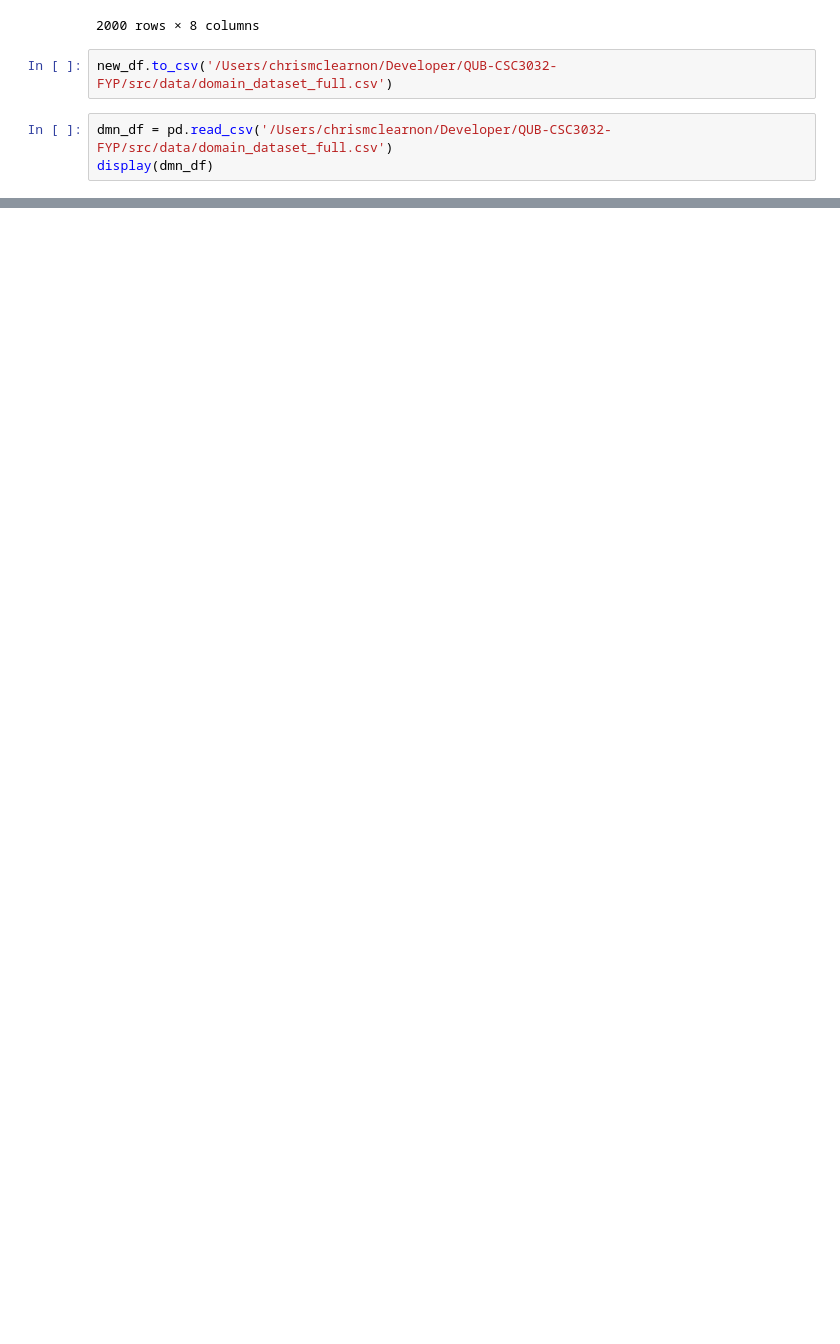
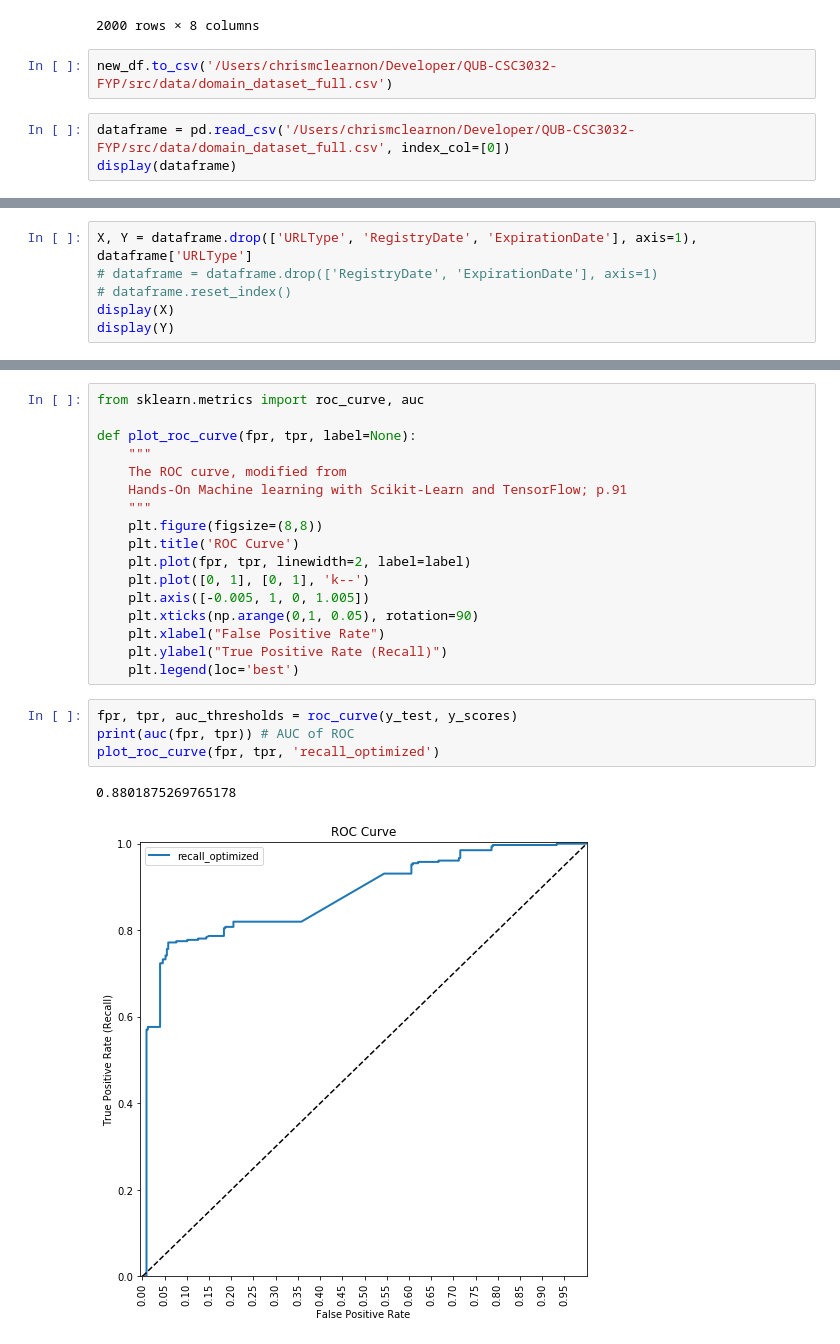
Before and after one commit to cmclearnon/QUB-CSC3032-FYP, a Jupyter notebook: src/ml/Domain - Host based Feature Extraction.ipynb, the cells around one changed output, grey strips where cells are left out. Cells and saved outputs as stored; diff of their text form; blank space fills up the shorter version.

```diff
--- a/src/ml/Domain - Host based Feature Extraction.ipynb
+++ b/src/ml/Domain - Host based Feature Extraction.ipynb
@@ -412,6 +412,6 @@ dtype: object
 # %%
 new_df.to_csv('/Users/chrismclearnon/Developer/QUB-CSC3032-FYP/src/data/domain_dataset_full.csv')
 # %%
-dmn_df = pd.read_csv('/Users/chrismclearnon/Developer/QUB-CSC3032-FYP/src/data/domain_dataset_full.csv')
-display(dmn_df)
+dataframe = pd.read_csv('/Users/chrismclearnon/Developer/QUB-CSC3032-FYP/src/data/domain_dataset_full.csv', index_col=[0])
+display(dataframe)
 # %% [output]
@@ -498,0 +431,6 @@ array([0.000e+00, 1.992e+03, 2.020e+03, 9.000e+00, 3.000e+01, 1.000e+00,
+# %%
+X, Y = dataframe.drop(['URLType', 'RegistryDate', 'ExpirationDate'], axis=1), dataframe['URLType']
+# dataframe = dataframe.drop(['RegistryDate', 'ExpirationDate'], axis=1)
+# dataframe.reset_index()
+display(X)
+display(Y)
@@ -566,0 +892,24 @@ class DomainFeatureScaler(TransformerMixin):
+# %%
+from sklearn.metrics import roc_curve, auc
+
+def plot_roc_curve(fpr, tpr, label=None):
+    """
+    The ROC curve, modified from
+    Hands-On Machine learning with Scikit-Learn and TensorFlow; p.91
+    """
+    plt.figure(figsize=(8,8))
+    plt.title('ROC Curve')
+    plt.plot(fpr, tpr, linewidth=2, label=label)
+    plt.plot([0, 1], [0, 1], 'k--')
+    plt.axis([-0.005, 1, 0, 1.005])
+    plt.xticks(np.arange(0,1, 0.05), rotation=90)
+    plt.xlabel("False Positive Rate")
+    plt.ylabel("True Positive Rate (Recall)")
+    plt.legend(loc='best')
+# %%
+fpr, tpr, auc_thresholds = roc_curve(y_test, y_scores)
+print(auc(fpr, tpr)) # AUC of ROC
+plot_roc_curve(fpr, tpr, 'recall_optimized')
+# %% [output]
+0.8801875269765178
+[figure, added]
```
Also changed, not shown: parts of 14 cells of this notebook.
